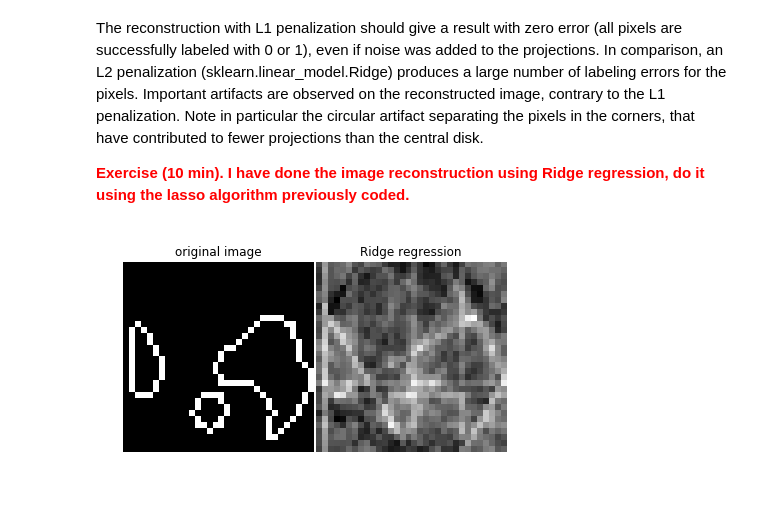
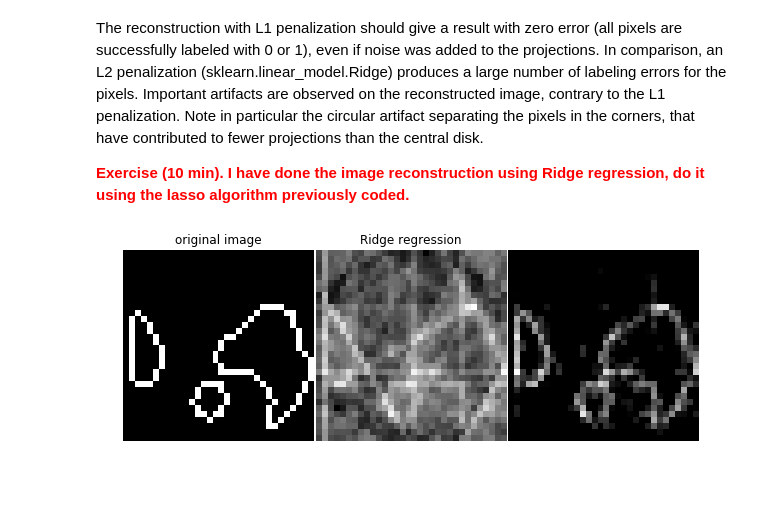
Before and after one commit to fabianp/DSOML_2017, a Jupyter notebook: 05-ADMM.ipynb, the cells around one changed output. Drawn from its saved outputs; the diff is of its cells as text; code cells hidden in the pictures.

```diff
--- a/05-ADMM.ipynb
+++ b/05-ADMM.ipynb
@@ -94,7 +93,7 @@ b = A.dot(w) + np.random.randn(n_samples)
 
 def obj_fun(theta, A, b, lamb):
     # .. the lasso objective function ..
-    loss = (0.5 / n_samples) * np.sum(np.linalg.norm(A.dot(theta) - b)**2)
+    loss = (0.5 / n_samples) * np.linalg.norm(A.dot(theta) - b)**2
     return loss + lamb * np.sum(np.abs(theta))
 
 def lasso_ADMM(A, b, max_iter=100, lam=1.):
@@ -117,7 +116,7 @@ def lasso_ADMM(A, b, max_iter=100, lam=1.):
 
     return theta, obj_fun_history
 
-theta, func_vals = lasso_ADMM(A, b)
+theta, func_vals = lasso_ADMM(A, b, lam=1.)
 # %%
 # lets plot the objective values of the function
 # to make sure it has converged
@@ -390,24 +431,28 @@ y += 0.15 * np.random.randn(*y.shape)
 rgr_ridge = Ridge(alpha=0.2)
 rgr_ridge.fit(proj_operator, y.ravel())
 rec_l2 = rgr_ridge.coef_.reshape(l, l)
+
+l1_rec, _ = lasso_ADMM(proj_operator, y.ravel(), lam=0.01)
+l1_rec = l1_rec.reshape(l, l)
 # %%
 
 plt.figure(figsize=(8, 3.3))
 plt.subplot(131)
 plt.imshow(data, cmap=plt.cm.gray, interpolation='nearest')
 plt.axis('off')
 plt.title('original image')
 plt.subplot(132)
 plt.imshow(rec_l2, cmap=plt.cm.gray, interpolation='nearest')
 plt.title('Ridge regression')
 plt.axis('off')
 plt.subplot(133)
+plt.imshow(l1_rec, cmap=plt.cm.gray, interpolation='nearest')
 
 plt.axis('off')
 
 plt.subplots_adjust(hspace=0.01, wspace=0.01, top=1, bottom=0, left=0,
                     right=1)
 
 plt.show()
 # %% [output]
-[figure, old version]
+[figure, new version]
```
Also changed, not shown: parts of 8 cells of this notebook, 2 other files.
